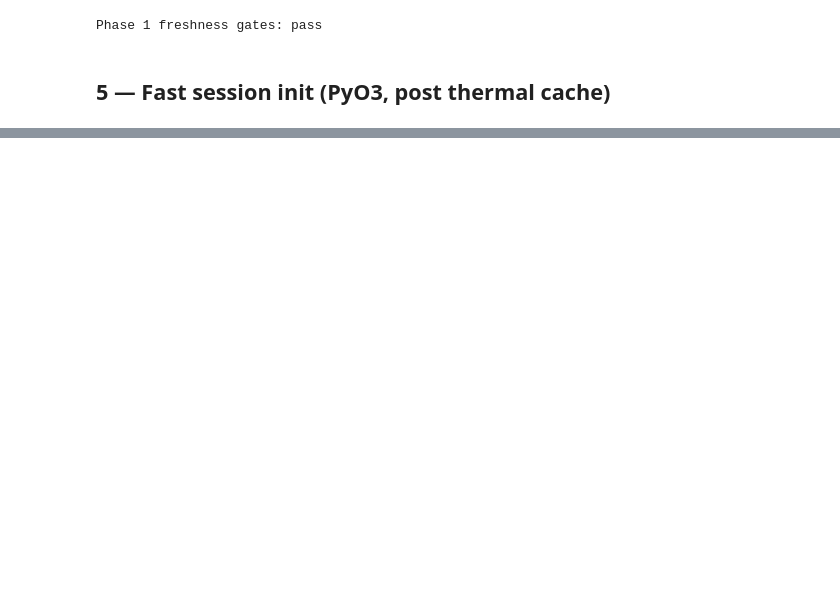
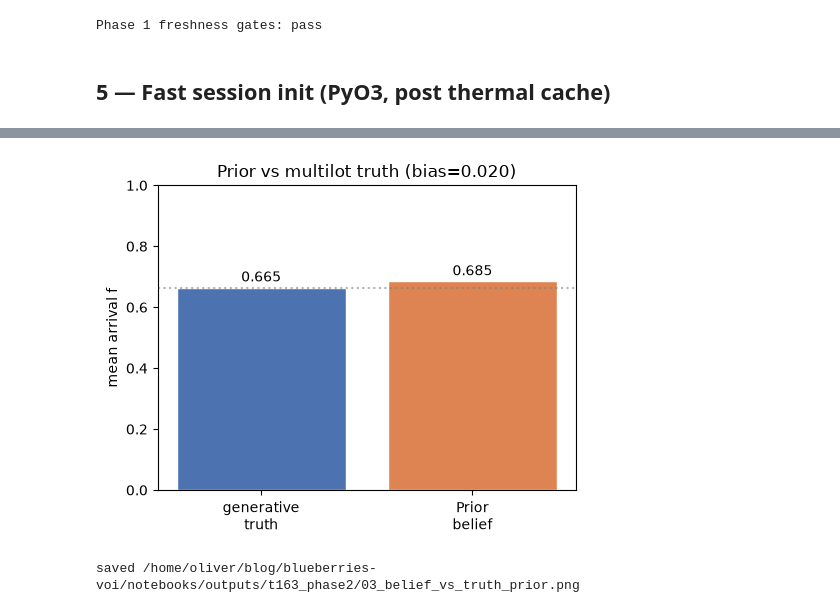
Before and after one commit to OliverEvans96/blueberries-voi, a Jupyter notebook: notebooks/t163_arrival_breaks_validation.ipynb, the cells around one changed output, grey strips where cells are left out. Drawn from its saved outputs; the diff is of its cells as text; code cells hidden in the pictures; blank space fills up the shorter version.

```diff
--- a/notebooks/t163_arrival_breaks_validation.ipynb
+++ b/notebooks/t163_arrival_breaks_validation.ipynb
@@ -219,0 +213,24 @@ EngineSession.init: 12961 ms
+# %%
+def load_fig_data() -> dict:
+    cmd = ["cargo", "run", "-p", "voi_core", "--release", "--example", "t163_phase2_fig_data"]
+    t0 = time.perf_counter()
+    proc = subprocess.run(cmd, cwd=REPO, capture_output=True, text=True, check=True)
+    elapsed = time.perf_counter() - t0
+    data = json.loads(proc.stdout)
+    print(f"t163_phase2_fig_data: {elapsed:.1f}s")
+    return data
+
+
+FIG_DIR = REPO / "notebooks" / "outputs" / "t163_phase2"
+FIG_DIR.mkdir(parents=True, exist_ok=True)
+
+fig_data = load_fig_data()
+fresh = fig_data["freshness"]
+belief = fig_data["belief_vs_truth"]
+trace = fig_data["rho_zero_trace"]
+multilot = fig_data["session_multilot"]
+embed_ms = fig_data["embedded_init_ms"]
+print(
+    f"live p50={fresh['p50']:.3f} pct<f0.5={fresh['pct_below_0_5']:.1f}% "
+    f"Prior bias={belief['bias']:.3f}"
+)
@@ -219,0 +314,20 @@ EngineSession.init: 12961 ms
+# %%
+fig, ax = plt.subplots(figsize=(5, 4))
+names = ["generative\ntruth", "Prior\nbelief"]
+vals = [belief["multilot_truth_mean_f"], belief["prior_mean_f"]]
+colors = ["#4C72B0", "#DD8452"]
+bars = ax.bar(names, vals, color=colors, edgecolor="white")
+ax.set_ylim(0, 1)
+ax.set_ylabel("mean arrival f")
+ax.set_title(f"Prior vs multilot truth (bias={belief['bias']:.3f})")
+for b, v in zip(bars, vals, strict=True):
+    ax.text(b.get_x() + b.get_width() / 2, v + 0.02, f"{v:.3f}", ha="center", fontsize=10)
+ax.axhline(belief["multilot_truth_mean_f"], color="gray", ls=":", alpha=0.6)
+fig.tight_layout()
+p = FIG_DIR / "03_belief_vs_truth_prior.png"
+fig.savefig(p, dpi=150)
+plt.show()
+print("saved", p)
+# %% [output]
+[figure, added]
+saved /home/oliver/blog/blueberries-voi/notebooks/outputs/t163_phase2/03_belief_vs_truth_prior.png
```
Also changed, not shown: parts of 22 cells of this notebook, 9 other files.
